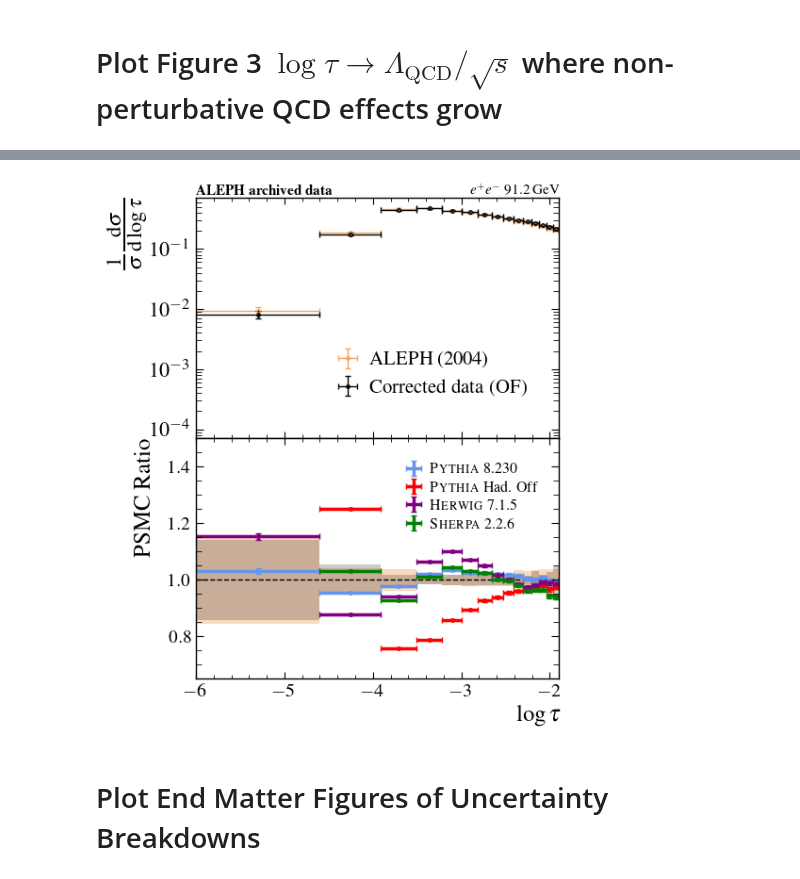
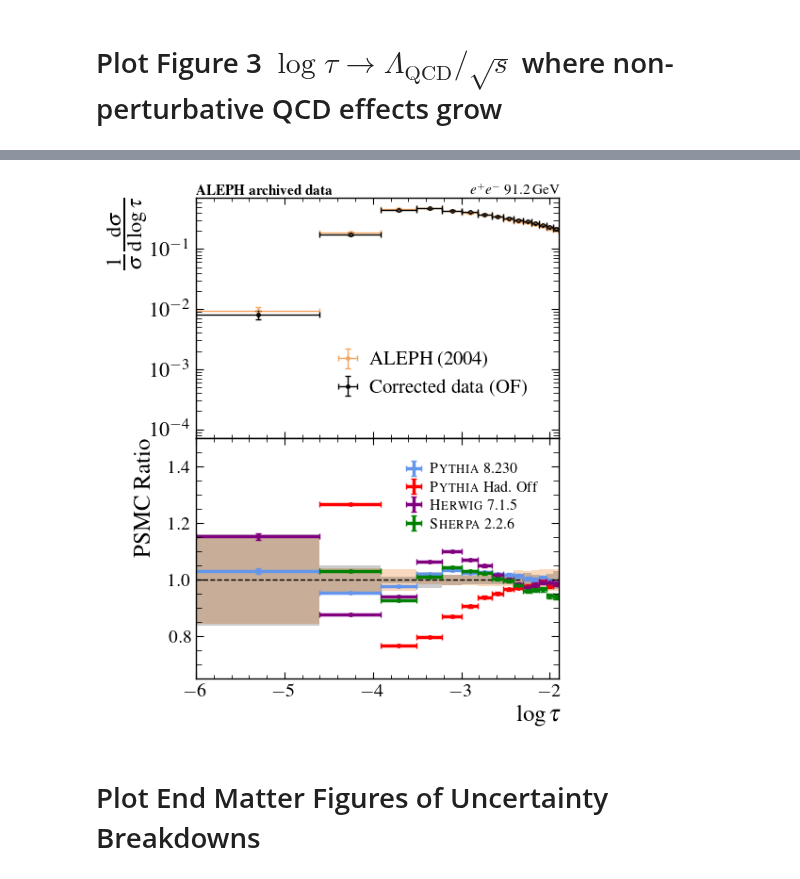
Before and after one commit to badeaa3/unfold-ee-logtau, a Jupyter notebook: Results/Results.ipynb, the cells around one changed output, grey strips where cells are left out. Saved outputs shown, nothing was run; the diff lists cells and outputs as text; code cells hidden in the pictures.

```diff
--- a/Results/Results.ipynb
+++ b/Results/Results.ipynb
@@ -393,9 +444,9 @@ for key, region_style in paperPlotConf.items():
     inPlots["unifold"] = {
         "plotType": "errorbar",
         "x": bin_centers,
-        "y": plots[key][f"unifold_{binType}_ensemble0"][0],
+        "y": n_plots[key][f"unifold_{binType}_ensemble0"][0],
         "xerr":bin_widths/2,
-        "yerr":errors[key][f"unifold_{binType}_ensemble0"]["total"],
+        "yerr":n_errors[key][f"unifold_{binType}_ensemble0"]["total"],
         "color": "black", #"cornflowerblue",
         "label": "Corrected data (OF)",
         "fmt" : "o",
@@ -468,7 +519,7 @@ for key, region_style in paperPlotConf.items():
     axs[0].text(0.755, 1.0, r"$e^{+}e^{-}$ 91.2 GeV", transform=axs[0].transAxes, ha='left', va='bottom', fontsize=style["header_fontsize"])
 
     # ax1 ratios
-    ratio_denom = plots[key][f"unifold_{binType}_ensemble0"]
+    ratio_denom = n_plots[key][f"unifold_{binType}_ensemble0"]
     for _, plot in inPlots.items():
 
         # skip unifold
@@ -520,7 +571,7 @@ for key, region_style in paperPlotConf.items():
     axs[3].set_ylim(0.78, 1.22)
     axs[3].axhline(y=1, color='black', linestyle='--', alpha=1, lw=1)
     ut.plotBand(axs[3], inPlots["aleph"]["x"], np.ones(inPlots["aleph"]["x"].shape), aleph_individual[:,0]/inPlots["aleph"]["y"], bin_widths, inPlots["aleph"]["color"])
-    ut.plotBand(axs[3], inPlots["unifold"]["x"], np.ones(inPlots["unifold"]["x"].shape), errors[key][f"unifold_{binType}_ensemble0"]["total_stat"]/inPlots["unifold"]["y"], bin_widths, inPlots["unifold"]["color"])
+    ut.plotBand(axs[3], inPlots["unifold"]["x"], np.ones(inPlots["unifold"]["x"].shape), n_errors[key][f"unifold_{binType}_ensemble0"]["total_stat"]/inPlots["unifold"]["y"], bin_widths, inPlots["unifold"]["color"])
     if key in ibu_results.keys():
         ut.plotBand(axs[3], inPlots["ibu"]["x"], np.ones(inPlots["ibu"]["x"].shape), ibu_results[key]["total_stat"]/inPlots["ibu"]["y"], bin_widths, inPlots["ibu"]["color"])
 
@@ -528,7 +579,7 @@ for key, region_style in paperPlotConf.items():
     axs[4].set_ylim(0.78, 1.22)
     axs[4].axhline(y=1, color='black', linestyle='--', alpha=1, lw=1)
     ut.plotBand(axs[4], inPlots["aleph"]["x"], np.ones(inPlots["aleph"]["x"].shape), aleph_individual[:,1]/inPlots["aleph"]["y"], bin_widths, inPlots["aleph"]["color"])
-    ut.plotBand(axs[4], inPlots["unifold"]["x"], np.ones(inPlots["unifold"]["x"].shape), errors[key][f"unifold_{binType}_ensemble0"]["total_syst_no_theory"]/inPlots["unifold"]["y"], bin_widths, inPlots["unifold"]["color"])
+    ut.plotBand(axs[4], inPlots["unifold"]["x"], np.ones(inPlots["unifold"]["x"].shape), n_errors[key][f"unifold_{binType}_ensemble0"]["total_syst_no_theory"]/inPlots["unifold"]["y"], bin_widths, inPlots["unifold"]["color"])
     if key in ibu_results.keys():
         ut.plotBand(axs[4], inPlots["ibu"]["x"], np.ones(inPlots["ibu"]["x"].shape), ibu_results[key]["total_exp_syst"]/inPlots["ibu"]["y"], bin_widths, inPlots["ibu"]["color"])
 
@@ -536,7 +587,7 @@ for key, region_style in paperPlotConf.items():
     axs[5].set_ylim(0.78, 1.22)
     axs[5].axhline(y=1, color='black', linestyle='--', alpha=1, lw=1)
     ut.plotBand(axs[5], inPlots["aleph"]["x"], np.ones(inPlots["aleph"]["x"].shape), aleph_individual[:,2]/inPlots["aleph"]["y"], bin_widths, inPlots["aleph"]["color"])
-    ut.plotBand(axs[5], inPlots["unifold"]["x"], np.ones(inPlots["unifold"]["x"].shape), errors[key][f"unifold_{binType}_ensemble0"]["total_theory_error"]/inPlots["unifold"]["y"], bin_widths, inPlots["unifold"]["color"])
+    ut.plotBand(axs[5], inPlots["unifold"]["x"], np.ones(inPlots["unifold"]["x"].shape), n_errors[key][f"unifold_{binType}_ensemble0"]["total_theory_error"]/inPlots["unifold"]["y"], bin_widths, inPlots["unifold"]["color"])
     if key in ibu_results.keys():
         ut.plotBand(axs[5], inPlots["ibu"]["x"], np.ones(inPlots["ibu"]["x"].shape), ibu_results[key]["total_th_syst"]/inPlots["ibu"]["y"], bin_widths, inPlots["ibu"]["color"])
 
@@ -677,9 +728,9 @@ for region, region_style in paperPlotConf.items():
     inPlots["unifold"] = {
         "plotType": "errorbar",
         "x": bin_centers,
-        "y": plots[key][f"unifold_{binType}_ensemble0"][0],
-        "xerr":bin_widths/2,
-        "yerr":errors[key][f"unifold_{binType}_ensemble0"]["total"],
+        "y": n_plots[key][f"unifold_{binType}_ensemble0"][0],
+        "xerr": bin_widths/2,
+        "yerr": n_errors[key][f"unifold_{binType}_ensemble0"]["total"],
         "color": "black",
         "label": "Corrected data (OF)",
         "fmt" : "o",
@@ -934,50 +985,74 @@ for region, region_style in paperPlotConf.items():
     inPlots = {}
     inPlots["aleph"] = {
         "plotType": "errorbar",
-        "x": conf[key]["aleph"]["x"], "y": conf[key]["aleph"]["y"],
-        "xerr":conf[key]["aleph"]["xerr"], "yerr":conf[key]["aleph"]["yerr"],
-        "color": "sandybrown", "label": 'ALEPH (2004)',
-        "fmt" : "o", "markersize": 2.5, "markerfacecolor" : "none", "lw" : 1, "capsize" : 2,
+        "x": conf[key]["aleph"]["x"],
+        "y": conf[key]["aleph"]["y"],
+        "xerr":conf[key]["aleph"]["xerr"],
+        "yerr":conf[key]["aleph"]["yerr"],
+        "color": "sandybrown",
+        "label": 'ALEPH (2004)',
+        "fmt" : "o",
+        "markersize": 2.5,
+        "markerfacecolor" : "none",
+        "lw" : 1,
+        "capsize" : 2,
     }
 
     # unfolded result
     inPlots["unifold"] = {
         "plotType": "errorbar",
-        "x": bin_centers, "y": plots[key][f"unifold_{binType}_ensemble0"][0],
-        "xerr":bin_widths/2, "yerr":errors[key][f"unifold_{binType}_ensemble0"]["total"],
+        "x": bin_centers,
+        "y": n_plots[key][f"unifold_{binType}_ensemble0"][0],
+        "xerr": bin_widths/2,
+        "yerr": n_errors[key][f"unifold_{binType}_ensemble0"]["total"],
         "color": "black", #"cornflowerblue",
         "label": "Corrected data (OF)",
-        "fmt" : "o", "markersize": 2.5, "markerfacecolor" : "none", "lw" : 1, "capsize" : 2,
+        "fmt" : "o",
+        "markersize": 2.5,
+        "markerfacecolor" : "none",
+        "lw" : 1,
+        "capsize" : 2,
     }
 
     # theory comparison plots
     inPlots["Pythia8"] = {
         "plotType": "stairs",
-        "x": bin_centers, "y": plots[key][f"pythia8230_gen_{binType}"][0],
-        "xerr":bin_widths/2, "yerr" : plots[key][f"pythia8230_gen_{binType}"][1],
+        "x": bin_centers,
+        "y": n_plots[key][f"pythia8230_gen_{binType}"][0],
+        "xerr":bin_widths/2,
+        "yerr" : n_plots[key][f"pythia8230_gen_{binType}"][1],
         "color": "cornflowerblue", #"gray",
         "label": theoryLabels["Pythia8"], #"Pythia 8.230",
         "ls":"-", "lw": 2.5
     }
     inPlots["Pythia8_nh"] = {
         "plotType": "stairs",
-        "x": bin_centers, "y": plots[key][f"pythia8230_gen_hadoff_{binType}"][0],
-        "xerr":bin_widths/2, "yerr" : plots[key][f"pythia8230_gen_hadoff_{binType}"][1],
-        "color": "red", "label": theoryLabels["Pythia8_nh"], #"Pythia 8.230",
+        "x": bin_centers,
+        "y": n_plots[key][f"pythia8230_gen_hadoff_{binType}"][0],
+        "xerr":bin_widths/2,
+        "yerr" : n_plots[key][f"pythia8230_gen_hadoff_{binType}"][1],
+        "color": "red",
+        "label": theoryLabels["Pythia8_nh"], #"Pythia 8.230",
         "ls":"-", "lw": 2.5
     }
     inPlots["Herwig"] = {
         "plotType": "stairs",
-        "x": bin_centers, "y": plots[key][f"herwig715_{binType}"][0],
-        "xerr":bin_widths/2, "yerr" : plots[key][f"herwig715_{binType}"][1],
-        "color": "purple", "label": theoryLabels["Herwig"], #"Herwig 7.1.5",
+        "x": bin_centers,
+        "y": n_plots[key][f"herwig715_{binType}"][0],
+        "xerr": bin_widths/2,
+        "yerr" : n_plots[key][f"herwig715_{binType}"][1],
+        "color": "purple",
+        "label": theoryLabels["Herwig"], #"Herwig 7.1.5",
         "ls":"-", "lw" : 2.5
     }
     inPlots["Sherpa"] = {
         "plotType": "stairs",
-        "x": bin_centers, "y": plots[key][f"sherpa226_{binType}"][0],
-        "xerr":bin_widths/2, "yerr": plots[key][f"sherpa226_{binType}"][1],
-        "color": "green", "label": theoryLabels["Sherpa"], #"Sherpa 2.2.6",
+        "x": bin_centers,
+        "y": n_plots[key][f"sherpa226_{binType}"][0],
+        "xerr":bin_widths/2,
+        "yerr": n_plots[key][f"sherpa226_{binType}"][1],
+        "color": "green",
+        "label": theoryLabels["Sherpa"], #"Sherpa 2.2.6",
         "ls":"-", "lw" : 2.5
     }
 
@@ -1039,7 +1114,7 @@ for region, region_style in paperPlotConf.items():
     axs[0].text(0, 1.0, r"$\textbf{ALEPH\ archived\ data}$", transform=axs[0].transAxes, ha='left', va='bottom', fontsize=style["header_fontsize"])
     axs[0].text(0.755, 1.0, r"$e^{+}e^{-}$ 91.2 GeV", transform=axs[0].transAxes, ha='left', va='bottom', fontsize=style["header_fontsize"])
 
-    ratio_denom = plots[key][f"unifold_{binType}_ensemble0"]
+    ratio_denom = n_plots[key][f"unifold_{binType}_ensemble0"]
 
     # ax2 ratio to MC
     ax = axs[1]
@@ -1129,4 +1204,4 @@ for region, region_style in paperPlotConf.items():
-[figure, old version]
+[figure, new version]
 # %% [markdown]
 # Plot End Matter Figures of Uncertainty Breakdowns
 # %%
```
Also changed, not shown: parts of 12 cells of this notebook.
